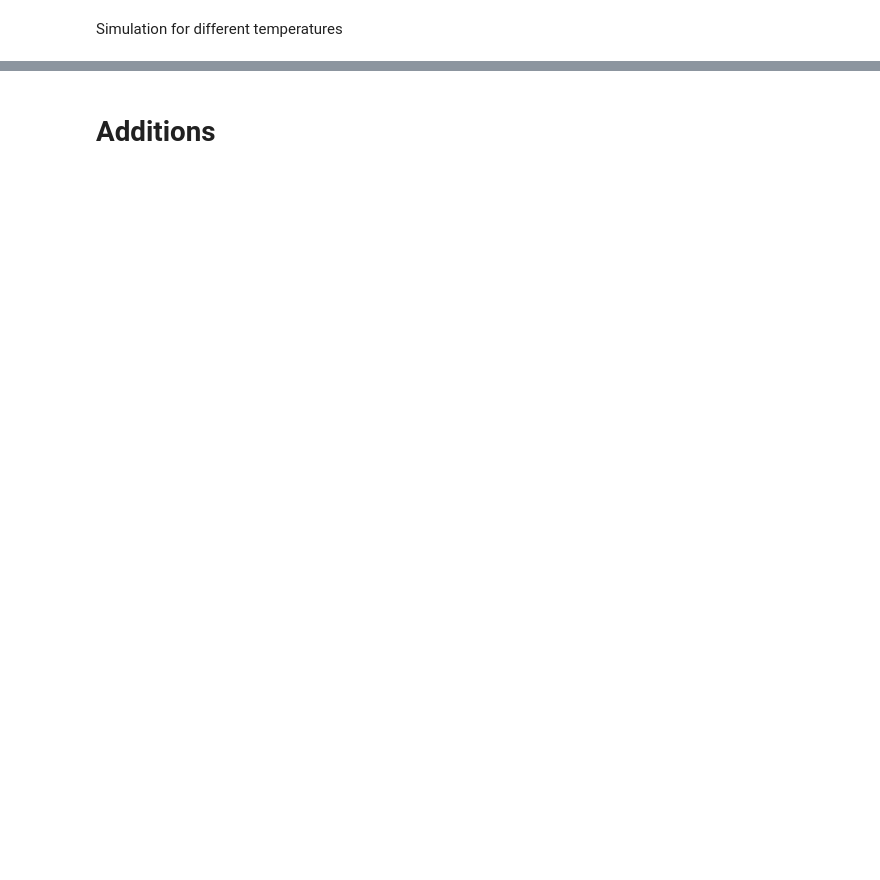
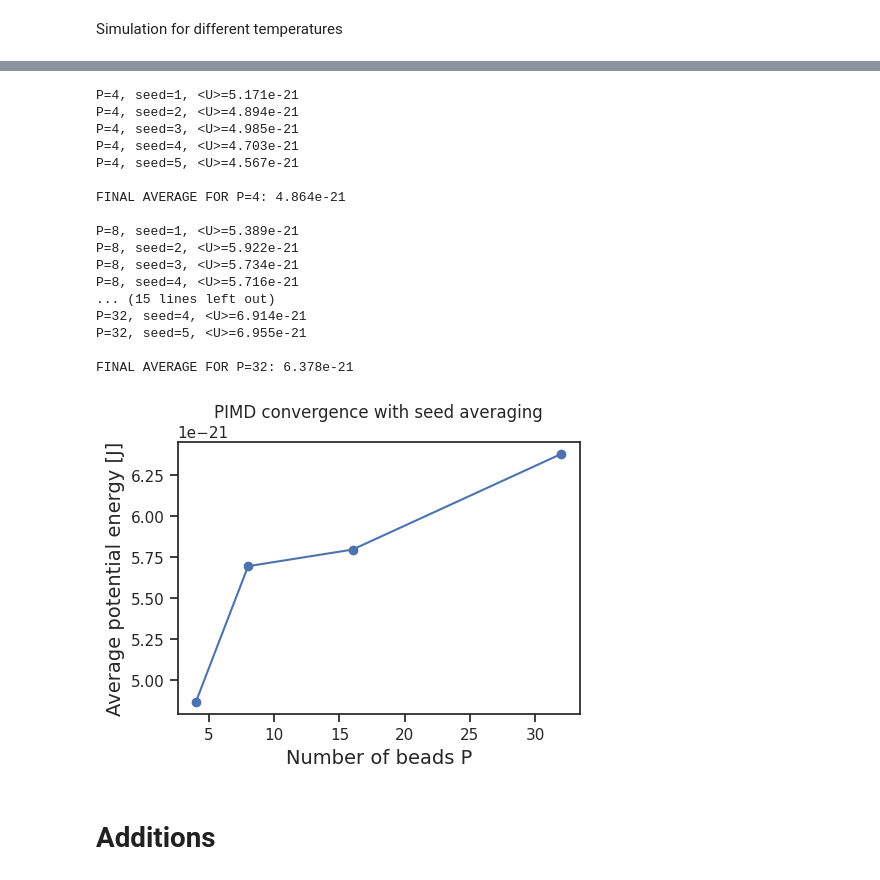
Before and after one commit to SagiMeir/Simulations4Beginners, a Jupyter notebook: Copy_of_sim4beginners.ipynb, the cells around one changed output, grey strips where cells are left out. Saved outputs shown, nothing was run; the diff lists cells and outputs as text; code cells hidden in the pictures; blank space fills up the shorter version.

```diff
--- a/Copy_of_sim4beginners.ipynb
+++ b/Copy_of_sim4beginners.ipynb
@@ -965,3 +999,72 @@ plt.show()
+# %%
+temp = (h_bar * omega) / (6 * BOLTZMANN)
+
+P_values = [4, 8, 16, 32]
+
+seeds = [1, 2, 3, 4, 5]
+
+U_final = []
+
+for P in P_values:
+
+    U_for_this_P = []
+
+    for seed in seeds:
+
+        mySim = Simulation(dt=1e-16, temp=temp, mass=mass, dim=3, beads=P, gamma=largest_frequency, Nsteps=100000, printfreq=1000, seed=seed, outname=f"pimd_P{P}_seed{seed}.log", xyzname=f"pimd_P{P}_seed{seed}.xyz")
+
+        mySim.R_beads[:] = 0.0
+
+        mySim.run_pimd_NVT(omega=omega)
+
+        df = pd.read_csv(f"pimd_P{P}_seed{seed}.log",sep=r"\s+")
+
+        U = df["U"].values
+
+        equil = int(0.2 * len(U))
+
+        U_avg = U[equil:].mean()
+
+        U_for_this_P.append(U_avg)
+
+        print(f"P={P}, seed={seed}, <U>={U_avg:.3e}")
+
+    U_mean = np.mean(U_for_this_P)
+
+    U_final.append(U_mean)
+
+    print(f"\nFINAL AVERAGE FOR P={P}: {U_mean:.3e}\n")
+
+plt.figure(figsize=(5,4))
+
+plt.plot(P_values, U_final, 'o-')
+
+plt.xlabel("Number of beads P")
+plt.ylabel("Average potential energy [J]")
+
+plt.title(r"PIMD convergence with seed averaging")
+
+plt.tight_layout()
+plt.show()
+# %% [output]
+P=4, seed=1, <U>=5.171e-21
+P=4, seed=2, <U>=4.894e-21
+P=4, seed=3, <U>=4.985e-21
+P=4, seed=4, <U>=4.703e-21
+P=4, seed=5, <U>=4.567e-21
+
+FINAL AVERAGE FOR P=4: 4.864e-21
+
+P=8, seed=1, <U>=5.389e-21
+P=8, seed=2, <U>=5.922e-21
+P=8, seed=3, <U>=5.734e-21
+P=8, seed=4, <U>=5.716e-21
+... (15 lines left out)
+P=32, seed=4, <U>=6.914e-21
+P=32, seed=5, <U>=6.955e-21
+
+FINAL AVERAGE FOR P=32: 6.378e-21
+[figure, added]
 # %% [markdown]
 # Additions
 # %%
```
Also changed, not shown: parts of 13 cells of this notebook.
